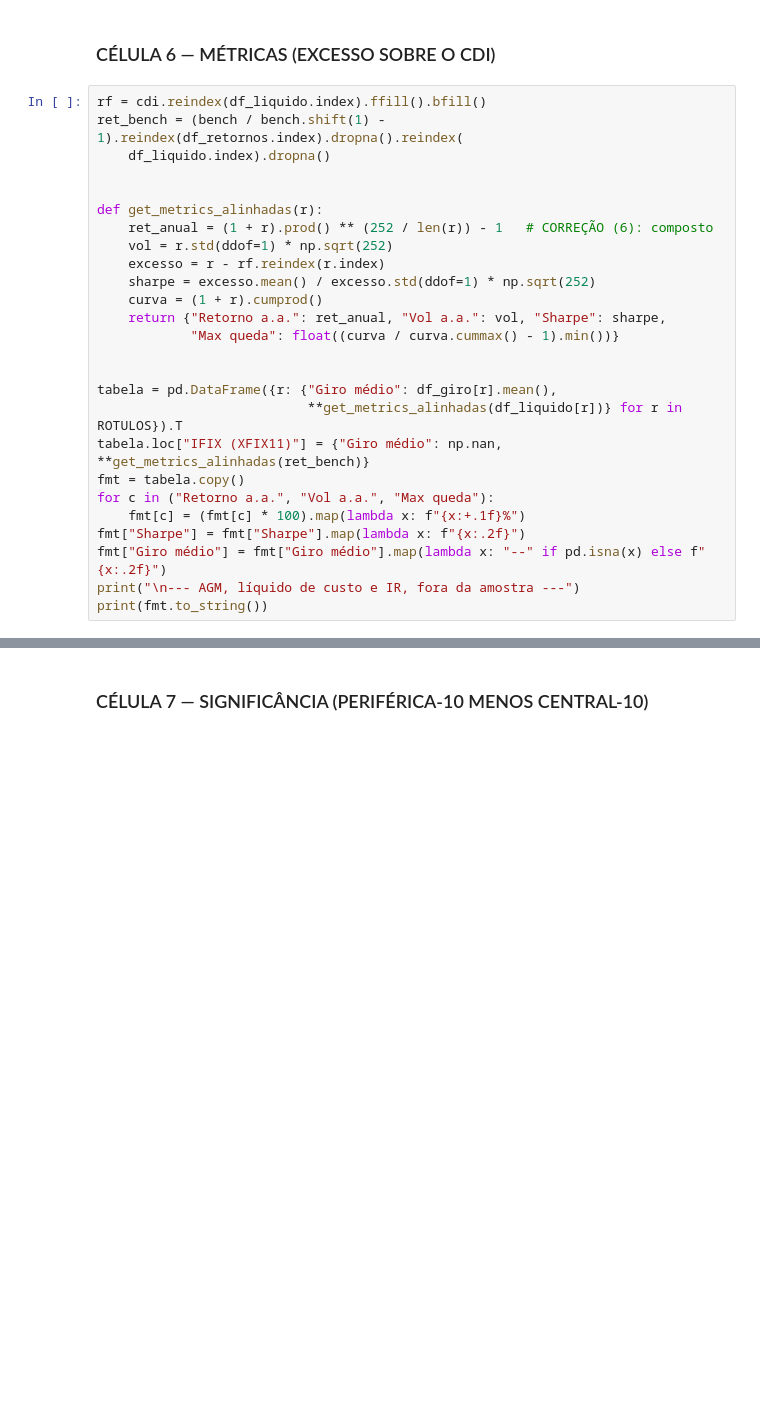
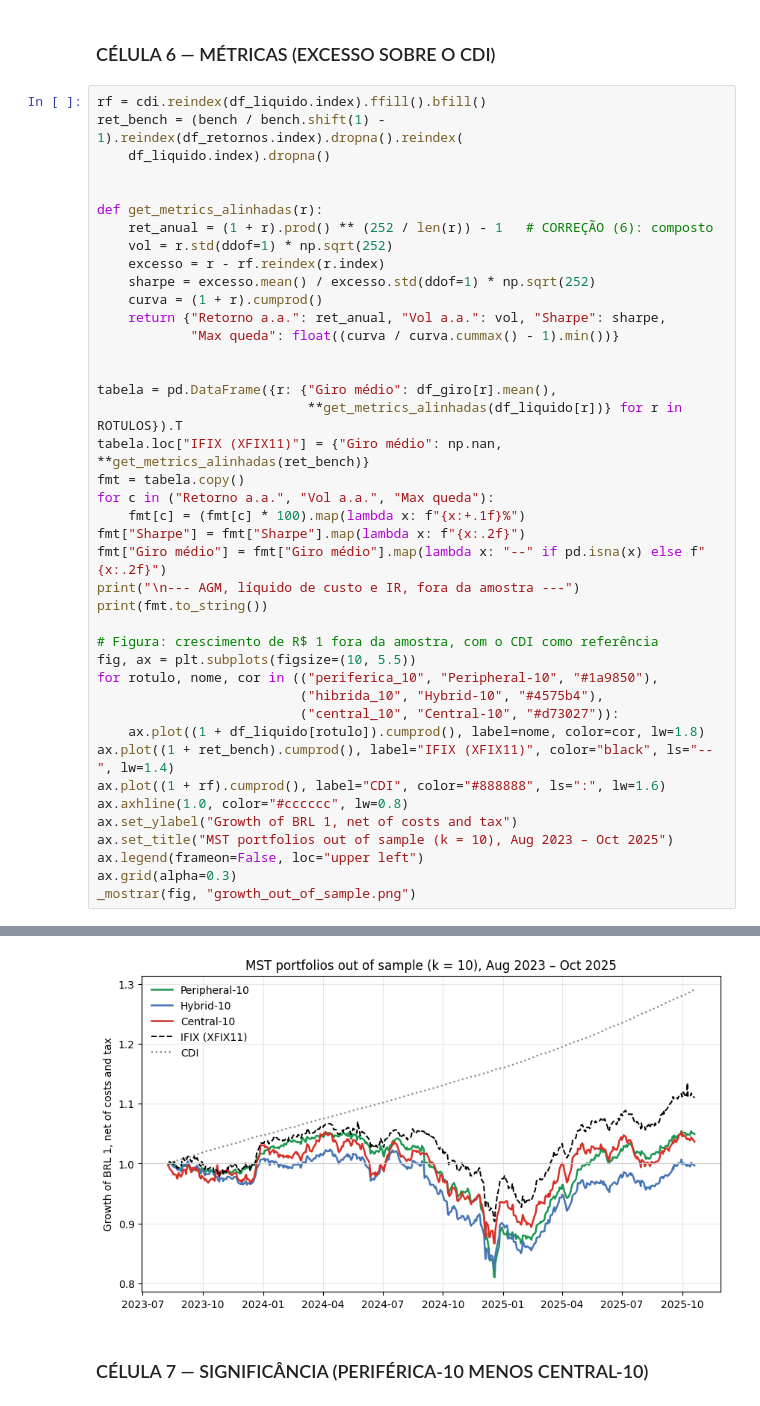
Before and after one commit to Augusto-Carneiro/IC-AGM-FIIs, a Jupyter notebook: ic_agm_augusto.ipynb, the cells around one changed output, grey strips where cells are left out. Drawn from its saved outputs; the diff is of its cells as text; blank space fills up the shorter version.

```diff
--- a/ic_agm_augusto.ipynb
+++ b/ic_agm_augusto.ipynb
@@ -247,33 +302,49 @@ def get_metrics_alinhadas(r):
     curva = (1 + r).cumprod()
     return {"Retorno a.a.": ret_anual, "Vol a.a.": vol, "Sharpe": sharpe,
             "Max queda": float((curva / curva.cummax() - 1).min())}
 
 
 tabela = pd.DataFrame({r: {"Giro médio": df_giro[r].mean(),
                            **get_metrics_alinhadas(df_liquido[r])} for r in ROTULOS}).T
 tabela.loc["IFIX (XFIX11)"] = {"Giro médio": np.nan, **get_metrics_alinhadas(ret_bench)}
 fmt = tabela.copy()
 for c in ("Retorno a.a.", "Vol a.a.", "Max queda"):
     fmt[c] = (fmt[c] * 100).map(lambda x: f"{x:+.1f}%")
 fmt["Sharpe"] = fmt["Sharpe"].map(lambda x: f"{x:.2f}")
 fmt["Giro médio"] = fmt["Giro médio"].map(lambda x: "--" if pd.isna(x) else f"{x:.2f}")
 print("\n--- AGM, líquido de custo e IR, fora da amostra ---")
 print(fmt.to_string())
+
+# Figura: crescimento de R$ 1 fora da amostra, com o CDI como referência
+fig, ax = plt.subplots(figsize=(10, 5.5))
+for rotulo, nome, cor in (("periferica_10", "Peripheral-10", "#1a9850"),
+                          ("hibrida_10", "Hybrid-10", "#4575b4"),
+                          ("central_10", "Central-10", "#d73027")):
+    ax.plot((1 + df_liquido[rotulo]).cumprod(), label=nome, color=cor, lw=1.8)
+ax.plot((1 + ret_bench).cumprod(), label="IFIX (XFIX11)", color="black", ls="--", lw=1.4)
+ax.plot((1 + rf).cumprod(), label="CDI", color="#888888", ls=":", lw=1.6)
+ax.axhline(1.0, color="#cccccc", lw=0.8)
+ax.set_ylabel("Growth of BRL 1, net of costs and tax")
+ax.set_title("MST portfolios out of sample (k = 10), Aug 2023 – Oct 2025")
+ax.legend(frameon=False, loc="upper left")
+ax.grid(alpha=0.3)
+_mostrar(fig, "growth_out_of_sample.png")
 # %% [output]
 --- AGM, líquido de custo e IR, fora da amostra ---
               Giro médio Retorno a.a. Vol a.a. Sharpe Max queda
 central_10          0.28        +1.7%    +8.4%  -1.15    -17.7%
 central_15          0.27        -0.7%    +8.1%  -1.49    -18.8%
 central_20          0.25        +0.4%    +7.8%  -1.41    -19.4%
 periferica_10       0.44        +2.2%    +7.4%  -1.25    -23.0%
 periferica_15       0.35        +2.2%    +7.5%  -1.22    -23.2%
 periferica_20       0.30        +3.4%    +7.2%  -1.12    -22.4%
 hibrida_10          0.44        -0.1%    +7.7%  -1.49    -19.4%
 hibrida_15          0.40        +1.0%    +7.4%  -1.41    -21.3%
 hibrida_20          0.35        +2.1%    +7.2%  -1.30    -20.2%
 central_5           0.32        +0.5%    +9.6%  -1.11    -17.7%
 periferica_5        0.55        -1.0%    +8.2%  -1.50    -21.6%
 IFIX (XFIX11)         --        +4.9%    +7.3%  -0.91    -15.6%
+[figure, added]
 # %% [markdown]
 ### CÉLULA 7 — SIGNIFICÂNCIA (PERIFÉRICA-10 MENOS CENTRAL-10)
 # %%
```
Also changed, not shown: parts of 3 cells of this notebook, 8 other files.
